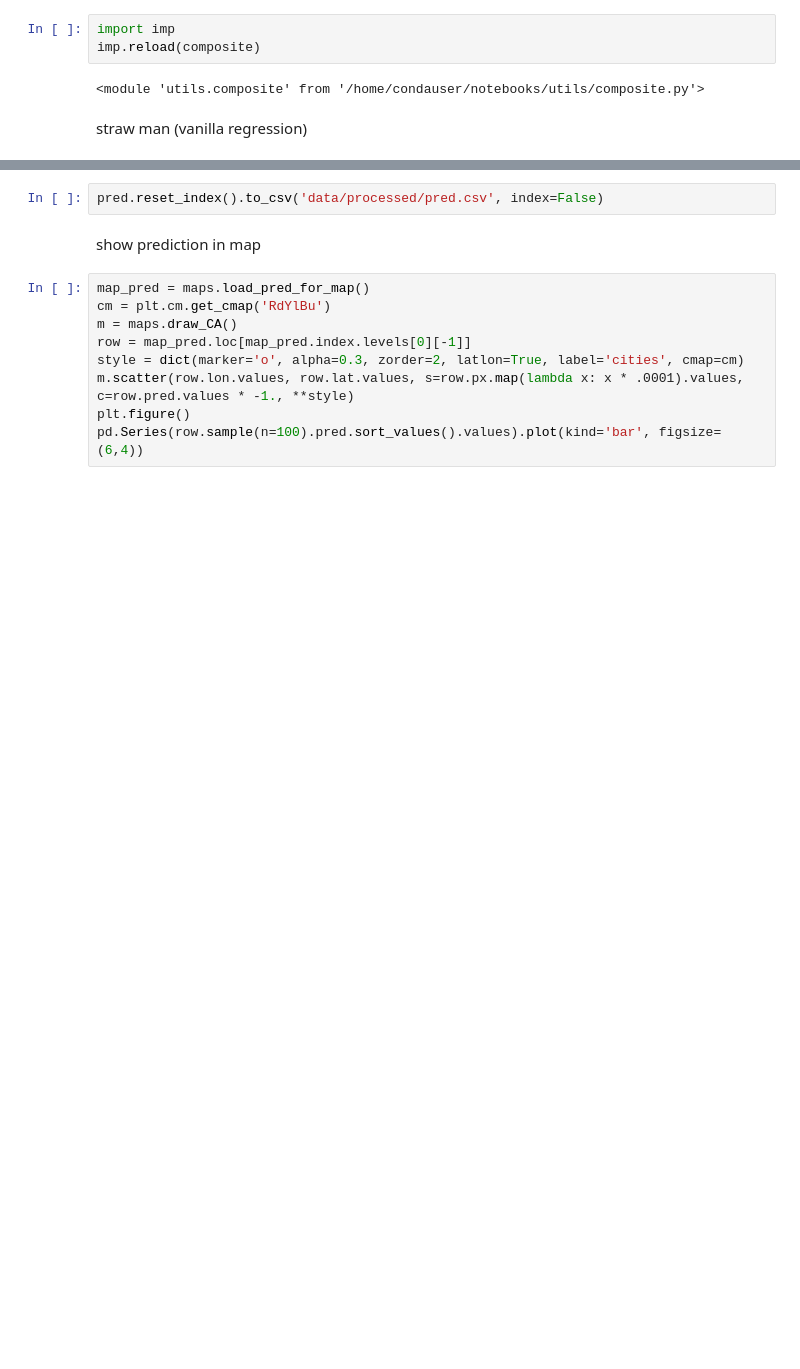
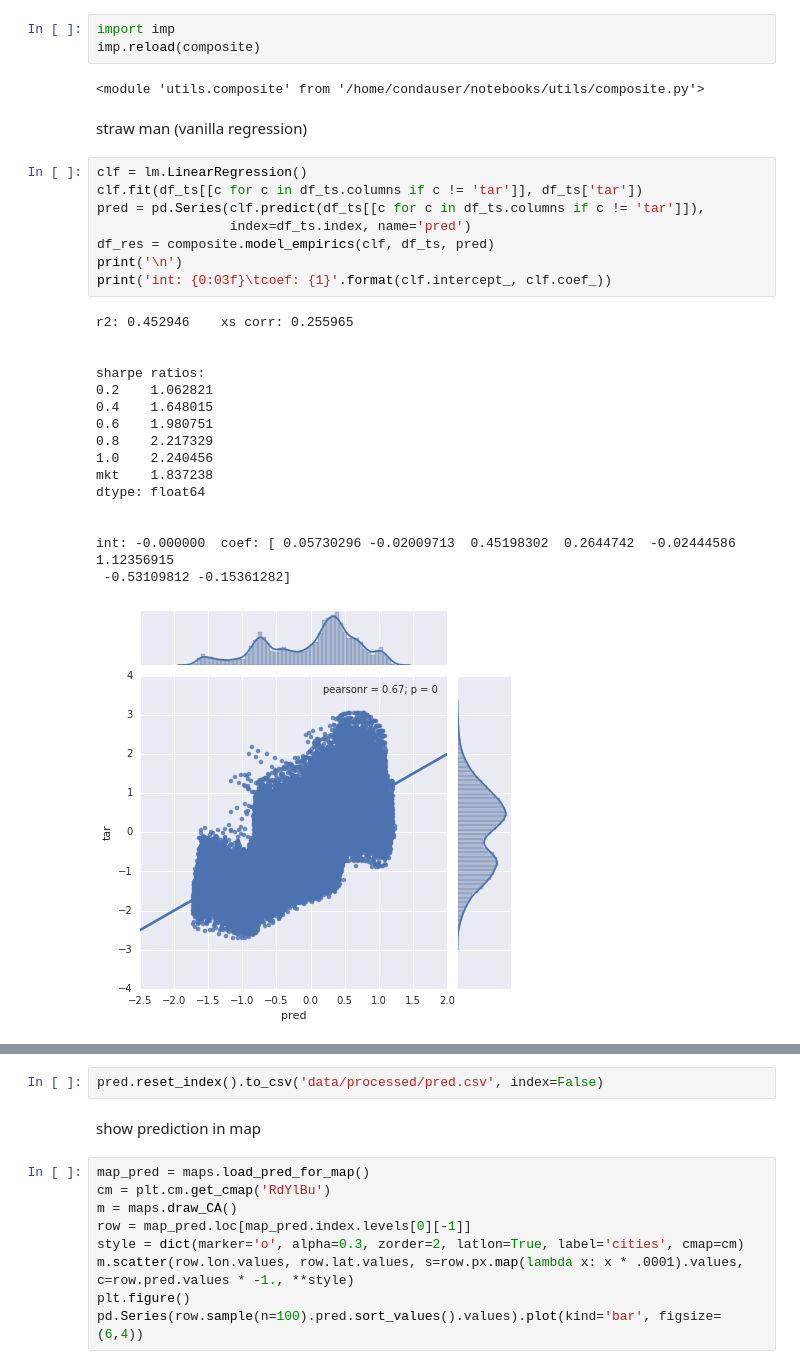
Before and after one commit to rhouck/re, a Jupyter notebook: build model.ipynb, the cells around one changed output, grey strips where cells are left out. Saved outputs shown, nothing was run; the diff lists cells and outputs as text; blank space fills up the shorter version.

```diff
--- a/build model.ipynb
+++ b/build model.ipynb
@@ -212,3 +269,28 @@ imp.reload(composite)
 <module 'utils.composite' from '/home/condauser/notebooks/utils/composite.py'>
 # %% [markdown]
 straw man (vanilla regression)
+# %%
+clf = lm.LinearRegression()
+clf.fit(df_ts[[c for c in df_ts.columns if c != 'tar']], df_ts['tar'])
+pred = pd.Series(clf.predict(df_ts[[c for c in df_ts.columns if c != 'tar']]),
+                 index=df_ts.index, name='pred')
+df_res = composite.model_empirics(clf, df_ts, pred)
+print('\n')
+print('int: {0:03f}\tcoef: {1}'.format(clf.intercept_, clf.coef_))
+# %% [output]
+r2: 0.452946    xs corr: 0.255965
+
+
+sharpe ratios:
+0.2    1.062821
+0.4    1.648015
+0.6    1.980751
+0.8    2.217329
+1.0    2.240456
+mkt    1.837238
+dtype: float64
+
+
+int: -0.000000  coef: [ 0.05730296 -0.02009713  0.45198302  0.2644742  -0.02444586  1.12356915
+ -0.53109812 -0.15361282]
+[figure, added]
```
Also changed, not shown: parts of 16 cells of this notebook, 1 other file.
